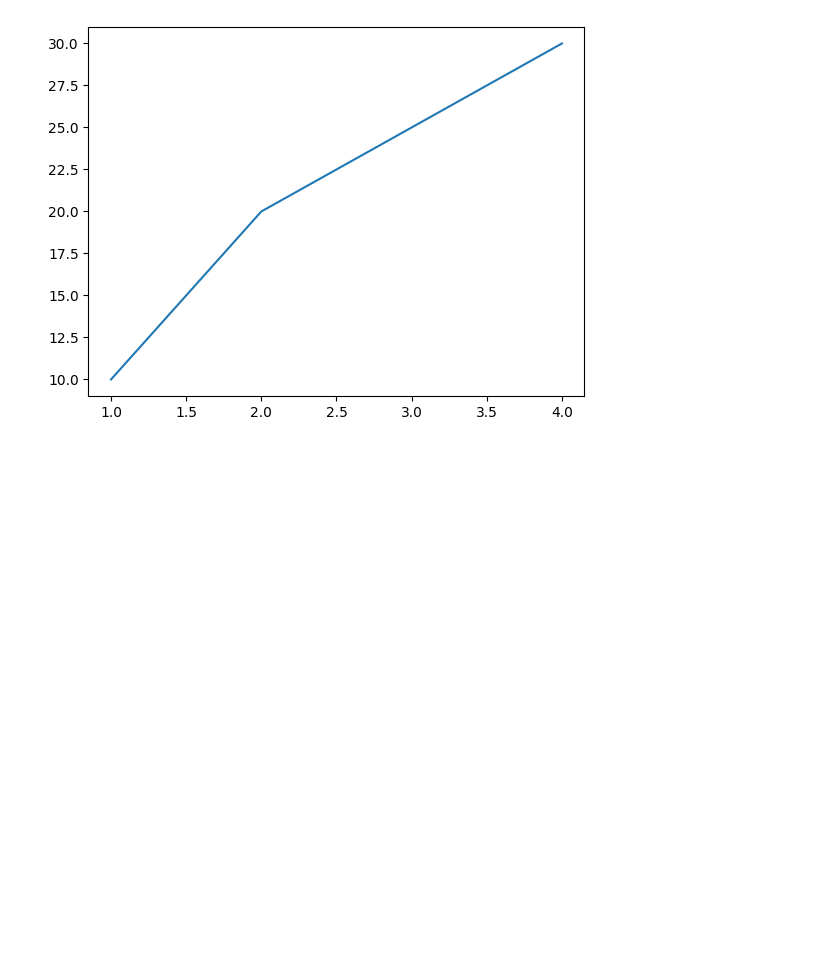
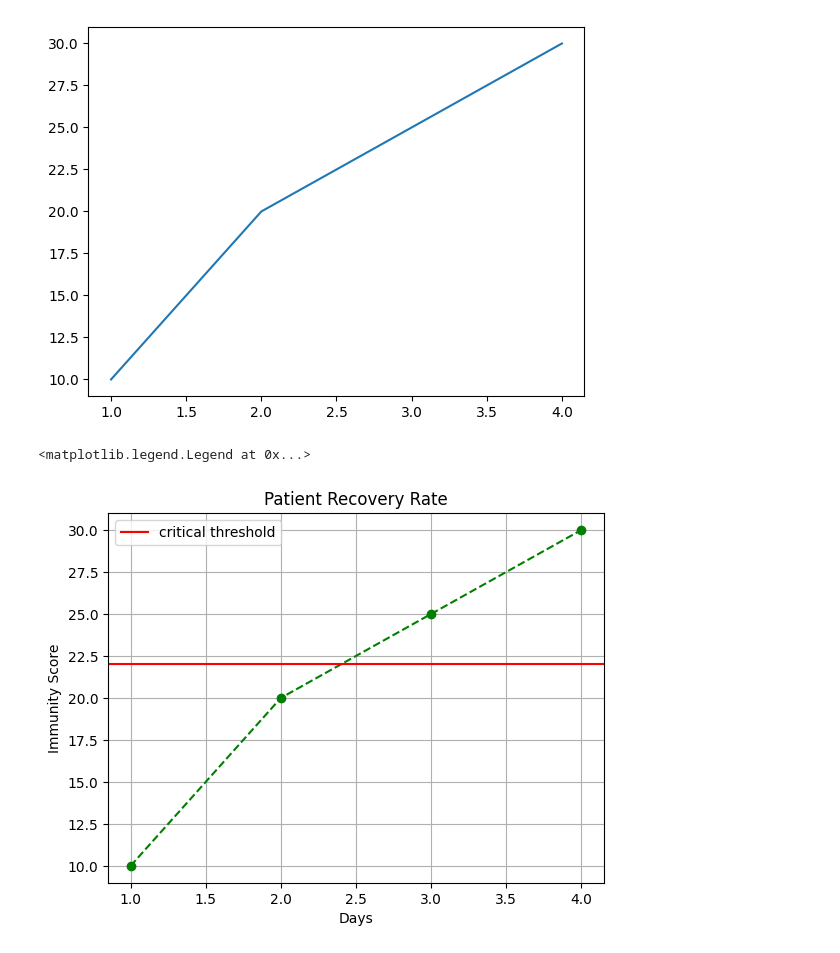
Before and after one commit to Vishvambar/machine_learning, a Jupyter notebook: matplotlib/intro.ipynb, the cells around one changed output. Cells and saved outputs as stored; diff of their text form; code cells hidden in the pictures; blank space fills up the shorter version.

```diff
--- a/matplotlib/intro.ipynb
+++ b/matplotlib/intro.ipynb
@@ -8,3 +8,14 @@ plt.plot(x,y)
 plt.show()
 # %% [output]
 [figure]
+# %%
+plt.plot(x, y ,color ='green' , linestyle = '--' , marker = 'o')
+plt.title("Patient Recovery Rate")
+plt.xlabel("Days")
+plt.ylabel("Immunity Score")
+plt.grid(True)
+plt.axhline(y=22, color ='red' , label = "critical threshold")
+plt.legend()
+# %% [output]
+<matplotlib.legend.Legend at 0x...>
+[figure, added]
```
Also changed, not shown: parts of 2 cells of this notebook.
